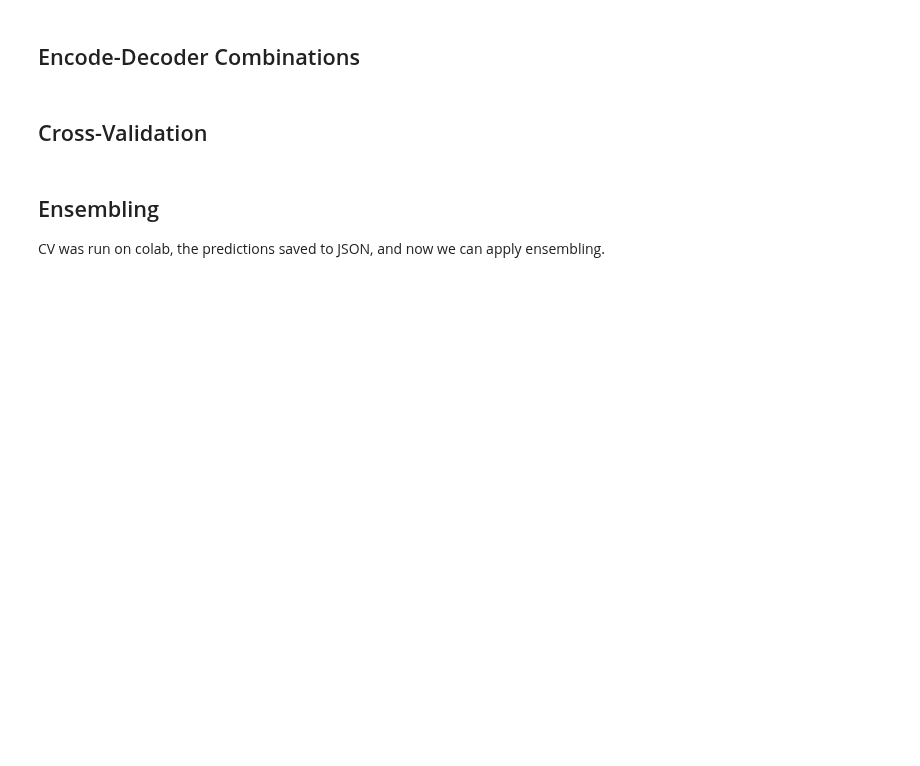
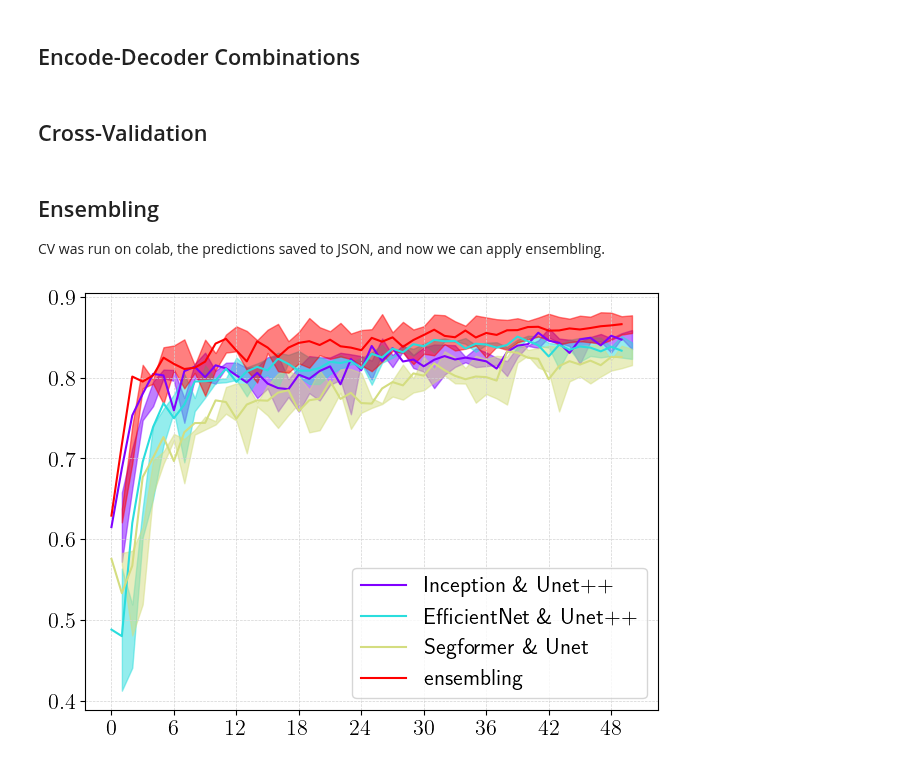
Before and after one commit to CS-433/ml-project-2-odds-oddities, a Jupyter notebook: notebooks/ensembling.ipynb, the cells around one changed output. Cells and saved outputs as stored; diff of their text form; code cells hidden in the pictures; blank space fills up the shorter version.

Commit message:
add final ensembling results (jsons)

```diff
--- a/notebooks/ensembling.ipynb
+++ b/notebooks/ensembling.ipynb
@@ -84,7 +88,7 @@ SEED = 16
 BATCH_SIZE = 4
 K_FOLD = 3
 N_CPU = os.cpu_count()
-N_EPOCHS = 5
+N_EPOCHS = 50
 DEVICE = 'cuda' if torch.cuda.is_available() else 'cpu'
 
 LOADER_PARAMS = {
@@ -171,3 +174,24 @@ for fold, (train_idx, val_idx) in enumerate(k_fold.split(train_dataset)):
 ## Ensembling
 
 CV was run on colab, the predictions saved to JSON, and now we can apply ensembling.
+# %%
+import numpy as np
+from scripts.plotting import plot_cv_per_epoch
+
+cv_val = eval_monitor.data['validation_f1']
+
+cv_data = {
+    r'Inception \& Unet++': np.array(cv_val[('inceptionv4', 'UnetPlusPlus')]),
+    r'EfficientNet \& Unet++': np.array(cv_val[('efficientnet-b4', 'UnetPlusPlus')]),
+    r'Segformer \& Unet': np.array(cv_val[('mit_b2', 'Unet')]),
+    r'ensembling': np.array(cv_val[('ensembling',)])
+}
+
+plot_cv_per_epoch(
+    y_label='',
+    title='',
+    is_std=True,
+    **cv_data
+)
+# %% [output]
+[figure, added]
```
Also changed, not shown: parts of 4 cells of this notebook, 2 other files.
